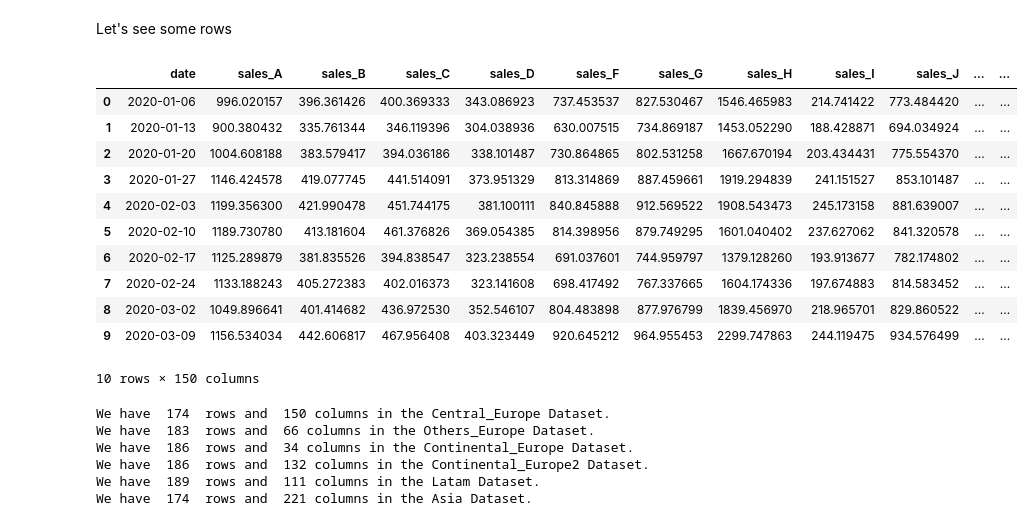
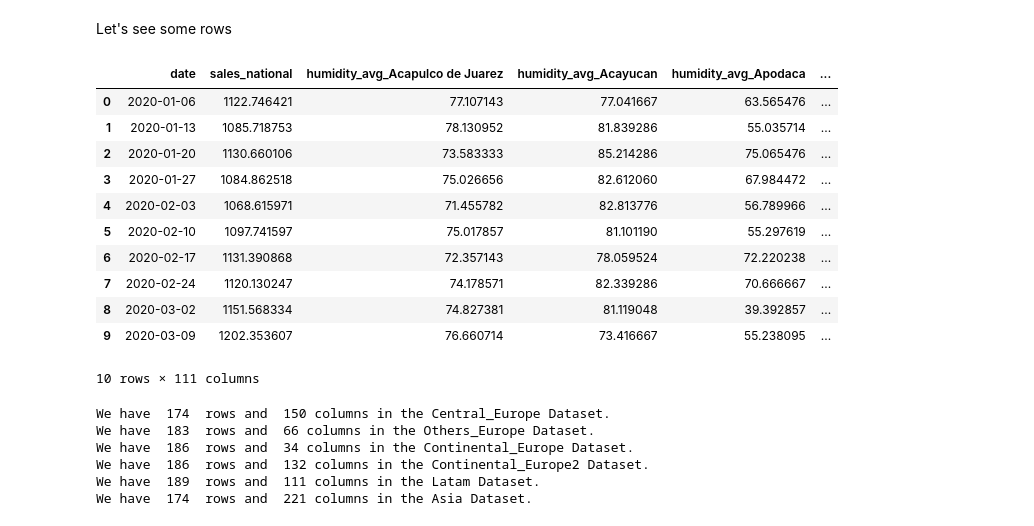
Before and after one commit to tlunal/Adaptative_Ensemble_methods_for_time_series_forecast, a Jupyter notebook: 01_ts_eda.ipynb, the cells around one changed output. Saved outputs shown, nothing was run; the diff lists cells and outputs as text; code cells hidden in the pictures.

```diff
--- a/01_ts_eda.ipynb
+++ b/01_ts_eda.ipynb
@@ -42,20 +51,20 @@ Asia = pd.read_excel(PATH_FILE, 'Asia')
 # %% [markdown]
 Let's see some rows
 # %%
-Central_Europe.head(10)
+Latam.head(10)
 # %% [output]
-|  | date | sales_A | sales_B | sales_C | sales_D | sales_F | sales_G | sales_H | sales_I | sales_J | ... | ... |
-| 0 | 2020-01-06 | 996.020157 | 396.361426 | 400.369333 | 343.086923 | 737.453537 | 827.530467 | 1546.465983 | 214.741422 | 773.484420 | ... | ... |
-| 1 | 2020-01-13 | 900.380432 | 335.761344 | 346.119396 | 304.038936 | 630.007515 | 734.869187 | 1453.052290 | 188.428871 | 694.034924 | ... | ... |
-| 2 | 2020-01-20 | 1004.608188 | 383.579417 | 394.036186 | 338.101487 | 730.864865 | 802.531258 | 1667.670194 | 203.434431 | 775.554370 | ... | ... |
-| 3 | 2020-01-27 | 1146.424578 | 419.077745 | 441.514091 | 373.951329 | 813.314869 | 887.459661 | 1919.294839 | 241.151527 | 853.101487 | ... | ... |
-| 4 | 2020-02-03 | 1199.356300 | 421.990478 | 451.744175 | 381.100111 | 840.845888 | 912.569522 | 1908.543473 | 245.173158 | 881.639007 | ... | ... |
-| 5 | 2020-02-10 | 1189.730780 | 413.181604 | 461.376826 | 369.054385 | 814.398956 | 879.749295 | 1601.040402 | 237.627062 | 841.320578 | ... | ... |
-| 6 | 2020-02-17 | 1125.289879 | 381.835526 | 394.838547 | 323.238554 | 691.037601 | 744.959797 | 1379.128260 | 193.913677 | 782.174802 | ... | ... |
-| 7 | 2020-02-24 | 1133.188243 | 405.272383 | 402.016373 | 323.141608 | 698.417492 | 767.337665 | 1604.174336 | 197.674883 | 814.583452 | ... | ... |
-| 8 | 2020-03-02 | 1049.896641 | 401.414682 | 436.972530 | 352.546107 | 804.483898 | 877.976799 | 1839.456970 | 218.965701 | 829.860522 | ... | ... |
-| 9 | 2020-03-09 | 1156.534034 | 442.606817 | 467.956408 | 403.323449 | 920.645212 | 964.955453 | 2299.747863 | 244.119475 | 934.576499 | ... | ... |
+|  | date | sales_national | humidity_avg_Acapulco de Juarez | humidity_avg_Acayucan | humidity_avg_Apodaca | ... |
+| 0 | 2020-01-06 | 1122.746421 | 77.107143 | 77.041667 | 63.565476 | ... |
+| 1 | 2020-01-13 | 1085.718753 | 78.130952 | 81.839286 | 55.035714 | ... |
+| 2 | 2020-01-20 | 1130.660106 | 73.583333 | 85.214286 | 75.065476 | ... |
+| 3 | 2020-01-27 | 1084.862518 | 75.026656 | 82.612060 | 67.984472 | ... |
+| 4 | 2020-02-03 | 1068.615971 | 71.455782 | 82.813776 | 56.789966 | ... |
+| 5 | 2020-02-10 | 1097.741597 | 75.017857 | 81.101190 | 55.297619 | ... |
+| 6 | 2020-02-17 | 1131.390868 | 72.357143 | 78.059524 | 72.220238 | ... |
+| 7 | 2020-02-24 | 1120.130247 | 74.178571 | 82.339286 | 70.666667 | ... |
+| 8 | 2020-03-02 | 1151.568334 | 74.827381 | 81.119048 | 39.392857 | ... |
+| 9 | 2020-03-09 | 1202.353607 | 76.660714 | 73.416667 | 55.238095 | ... |
-10 rows × 150 columns
+10 rows × 111 columns
 # %%
 print('We have ', Central_Europe.shape[0], ' rows and ', Central_Europe.shape[1], 'columns in the Central_Europe Dataset.')
 print('We have ', Others_Europe.shape[0], ' rows and ', Others_Europe.shape[1], 'columns in the Others_Europe Dataset.')
```
Also changed, not shown: parts of 25 cells of this notebook.
